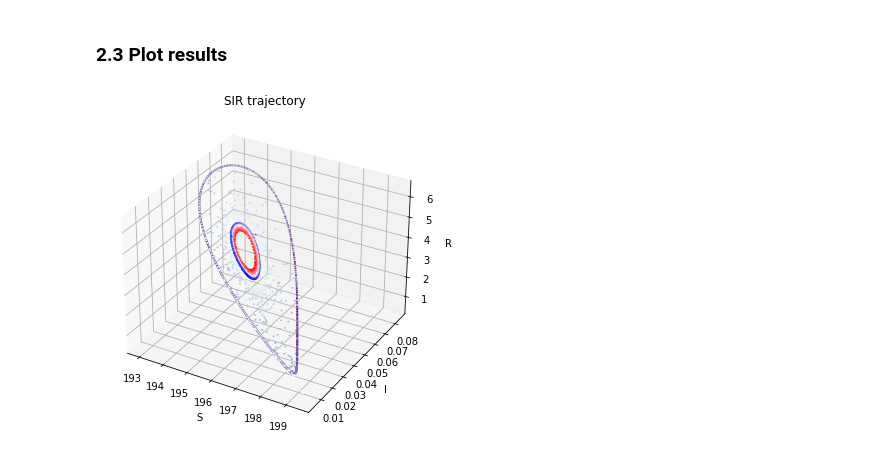
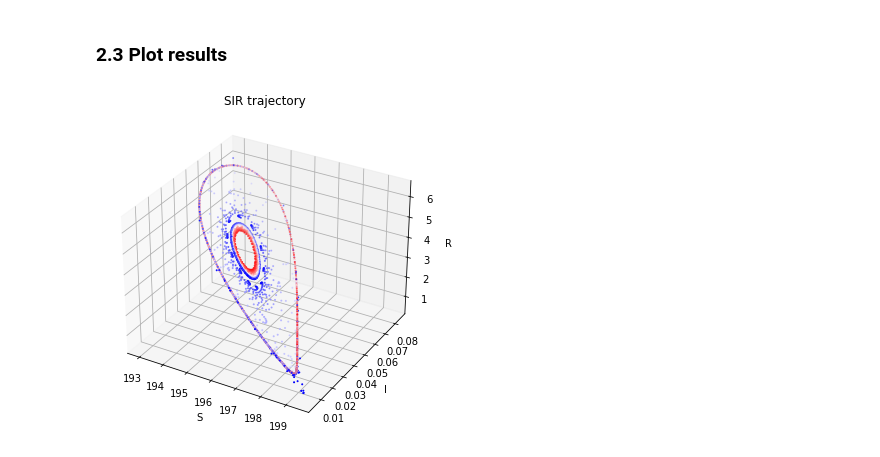
Before and after one commit to sonmikrafft-uni-MLCMS/ex3, a Jupyter notebook: task_5.ipynb, the cells around one changed output. Drawn from its saved outputs; the diff is of its cells as text; code cells hidden in the pictures.

```diff
--- a/task_5.ipynb
+++ b/task_5.ipynb
@@ -58,18 +62,20 @@ sol = solve_ivp(
 ### 1.3 Show plots
 # %%
 fig, ax = plt.subplots(1, 3, figsize=(15, 5))
+
 ax[0].plot(sol.t, sol.y[0] - 0 * sol.y[0][0], label="1E0*susceptible")
 ax[0].plot(sol.t, 1e3 * sol.y[1] - 0 * sol.y[1][0], label="1E3*infective")
 ax[0].plot(sol.t, 1e1 * sol.y[2] - 0 * sol.y[2][0], label="1E1*removed")
-ax[0].set_xlim([0, 500])
+ax[0].set_xlim([0, t_end])
 ax[0].set_title("Development of S, I, R over time")
 ax[0].legend()
 ax[0].set_xlabel("time")
 ax[0].set_ylabel(r"$S,I,R$")
 
+
 ax[1].plot(sol.t, sir.mu(b, sol.y[1], mu0, mu1), label="recovery rate")
 ax[1].plot(sol.t, 1e2 * sol.y[1], label="1E2*infective")
-ax[1].set_xlim([0, 500])
+ax[1].set_xlim([0, t_end])
 ax[1].set_title("Development of recovery rate and number of infections over time")
 ax[1].legend()
 ax[1].set_xlabel("time")
@@ -78,9 +84,7 @@ ax[1].set_ylabel(r"$\mu,I$")
 I_h = np.linspace(-0.0, 0.05, 100)
 ax[2].plot(I_h, sir.h(I_h, mu0, mu1, beta, A, d, nu, b))
 ax[2].plot(I_h, 0 * I_h, "r:")
-# ax[2].set_ylim([-0.1,0.05])
 ax[2].set_title("Indicator function h(I)")
-ax[1].legend()
 ax[2].set_xlabel("I")
 ax[2].set_ylabel("h(I)")
 
@@ -168,23 +176,23 @@ sol2 = solve_ivp(
 # %%
 cmap = ["BuPu", "Purples", "bwr"][1]
 
 fig = plt.figure(figsize=(5, 5))
 ax = fig.add_subplot(111, projection="3d")
 
 #ax.plot(sol.y[0], sol.y[1], sol.y[2], 'r-');
 ax.scatter(sol0.y[0], sol0.y[1], sol0.y[2], s=1, c=time, cmap='bwr');
 
 #ax.plot(sol.y[0], sol.y[1], sol.y[2], 'g-');
-ax.scatter(sol1.y[0], sol1.y[1], sol1.y[2], s=1, c=time, cmap='BuPu')
+ax.scatter(sol1.y[0], sol1.y[1], sol1.y[2], s=1, c=time, cmap='bwr')
 
 #ax.plot(sol.y[0], sol.y[1], sol.y[2], 'b-');
-ax.scatter(sol2.y[0], sol2.y[1], sol2.y[2], s=1, c=time, cmap='Purples')
+ax.scatter(sol2.y[0], sol2.y[1], sol2.y[2], s=1, c=time, cmap='bwr')
 
 ax.set_xlabel("S")
 ax.set_ylabel("I")
 ax.set_zlabel("R")
 
 ax.set_title("SIR trajectory")
 fig.tight_layout()
 # %% [output]
-[figure, old version]
+[figure, new version]
```
Also changed, not shown: parts of 14 cells of this notebook.
